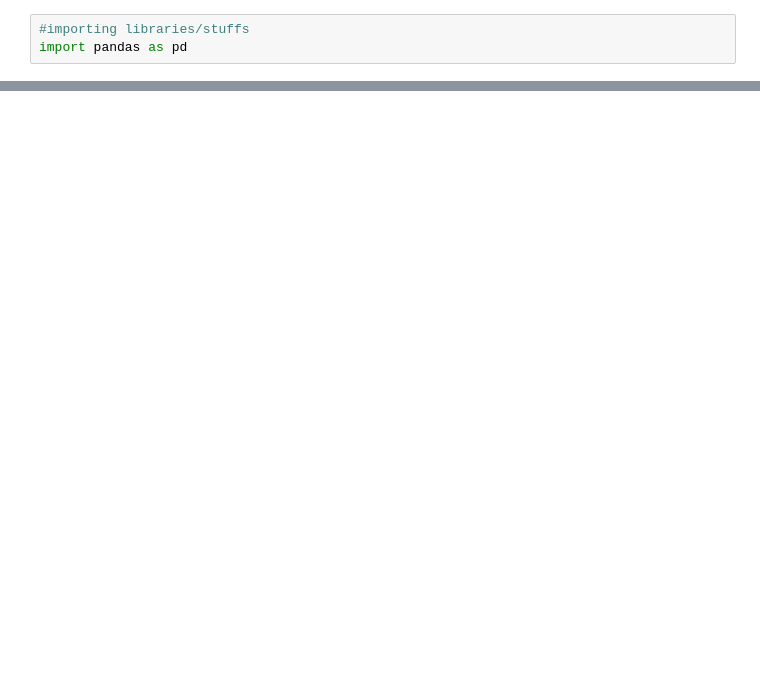
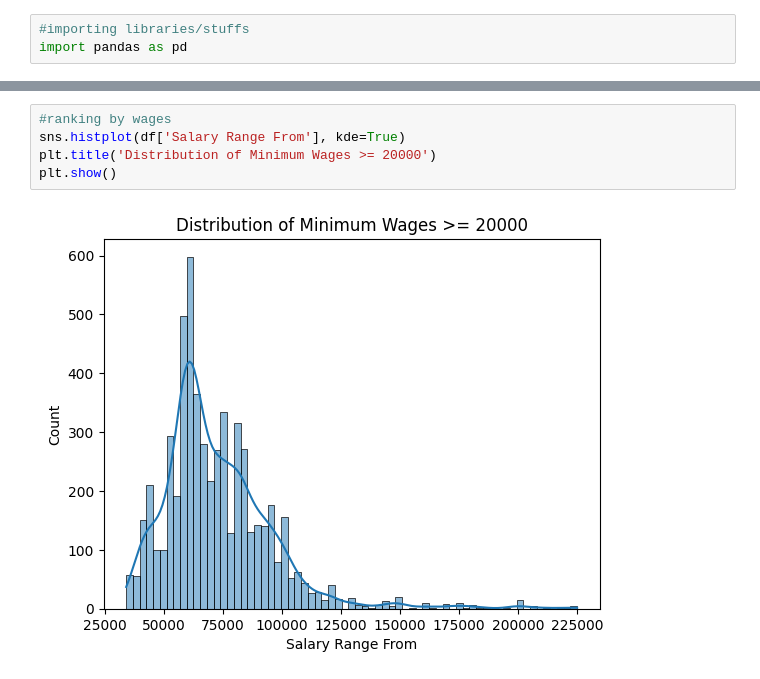
Before and after one commit to nvang15/DTSC_Project, a Jupyter notebook: CODE FOR PROJECT.ipynb, the cells around one changed output, grey strips where cells are left out. Cells and saved outputs as stored; diff of their text form; blank space fills up the shorter version.

```diff
--- a/CODE FOR PROJECT.ipynb
+++ b/CODE FOR PROJECT.ipynb
@@ -30,0 +39,7 @@ print(df.head(5))
+# %%
+#ranking by wages
+sns.histplot(df['Salary Range From'], kde=True)
+plt.title('Distribution of Minimum Wages >= 20000')
+plt.show()
+# %% [output]
+[figure, added]
```
Also changed, not shown: parts of 9 cells of this notebook, 1 other file.
